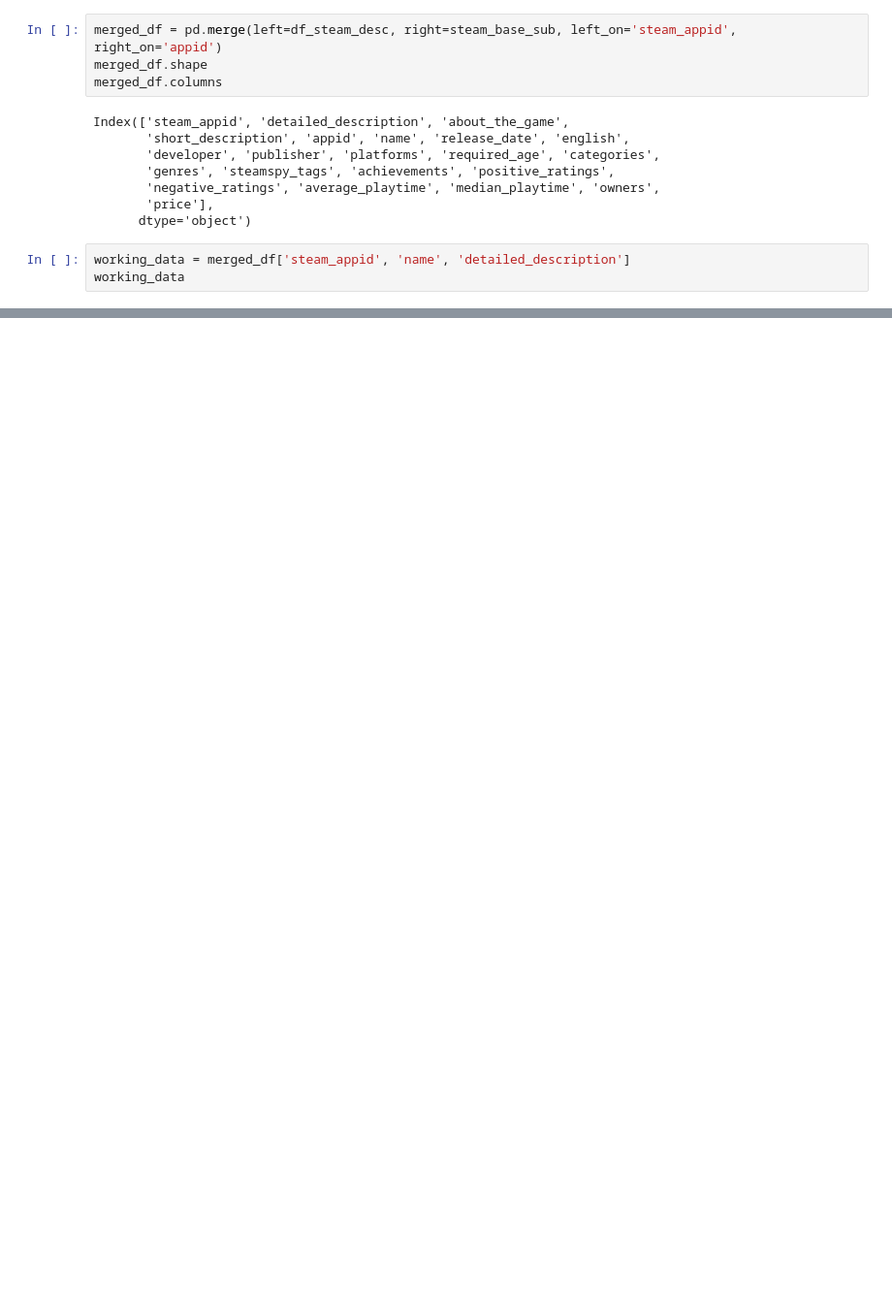
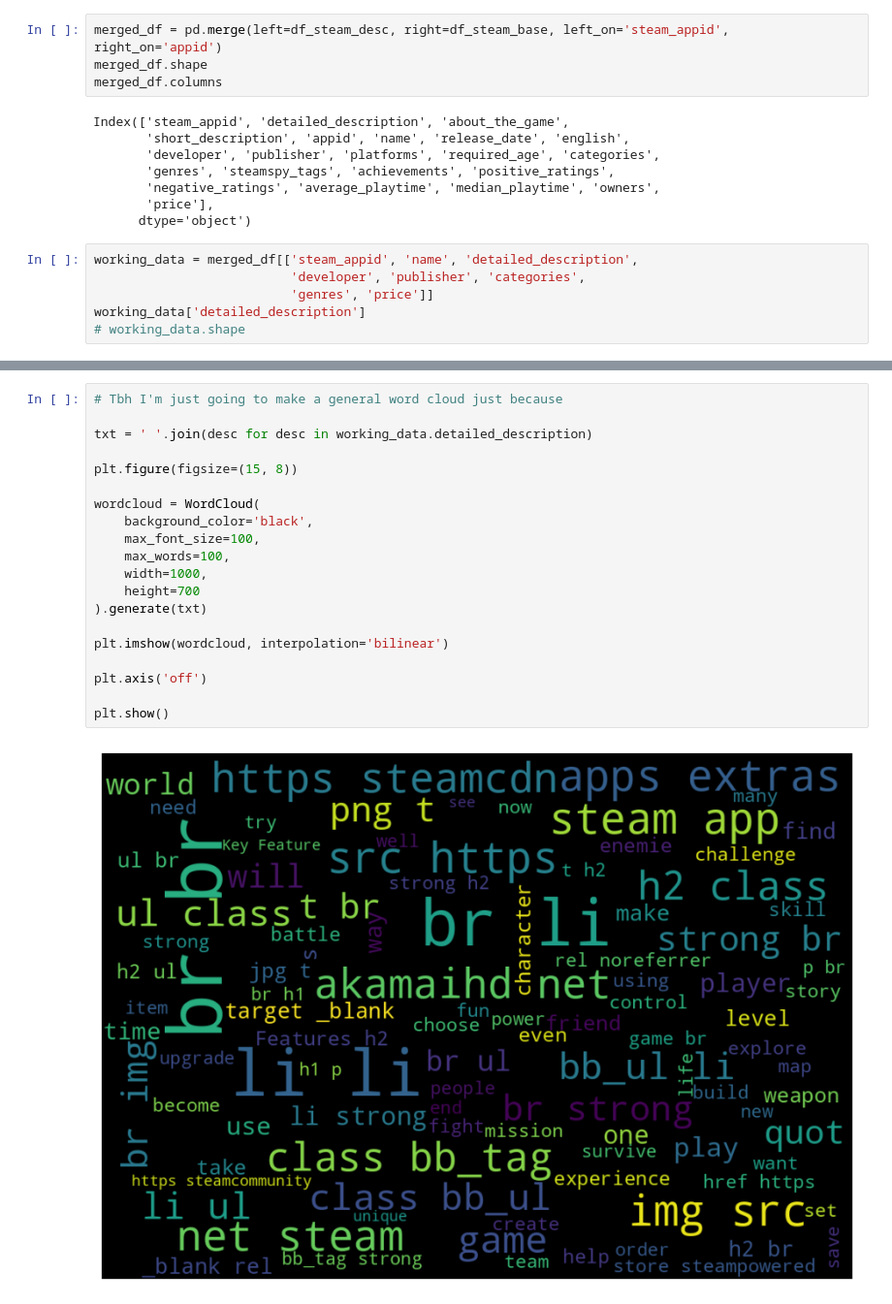
Before and after one commit to Ace-Quantum/atlas-machine_learning, a Jupyter notebook: Playground/steam_fun/pre_processing.ipynb, the cells around one changed output, grey strips where cells are left out. Shown: that part at 97% size. Saved outputs shown, nothing was run; the diff lists cells and outputs as text; blank space fills up the shorter version.

```diff
--- a/Playground/steam_fun/pre_processing.ipynb
+++ b/Playground/steam_fun/pre_processing.ipynb
@@ -67,7 +77,7 @@ Index(['steam_appid', 'detailed_description', 'about_the_game',
        'short_description'],
       dtype='object')
 # %%
-merged_df = pd.merge(left=df_steam_desc, right=steam_base_sub, left_on='steam_appid', right_on='appid')
+merged_df = pd.merge(left=df_steam_desc, right=df_steam_base, left_on='steam_appid', right_on='appid')
 merged_df.shape
 merged_df.columns
 # %% [output]
@@ -79,6 +89,9 @@ Index(['steam_appid', 'detailed_description', 'about_the_game',
        'price'],
       dtype='object')
 # %%
-working_data = merged_df['steam_appid', 'name', 'detailed_description']
-working_data
+working_data = merged_df[['steam_appid', 'name', 'detailed_description',
+                          'developer', 'publisher', 'categories',
+                          'genres', 'price']]
+working_data['detailed_description']
+# working_data.shape
 # %% [output]
@@ -85,0 +110,22 @@ KeyError: ('steam_appid', 'name', 'detailed_description')
+# %%
+# Tbh I'm just going to make a general word cloud just because
+
+txt = ' '.join(desc for desc in working_data.detailed_description)
+
+plt.figure(figsize=(15, 8))
+
+wordcloud = WordCloud(
+    background_color='black',
+    max_font_size=100,
+    max_words=100,
+    width=1000,
+    height=700
+).generate(txt)
+
+plt.imshow(wordcloud, interpolation='bilinear')
+
+plt.axis('off')
+
+plt.show()
+# %% [output]
+[figure, added]
```
Also changed, not shown: parts of 4 cells of this notebook.
